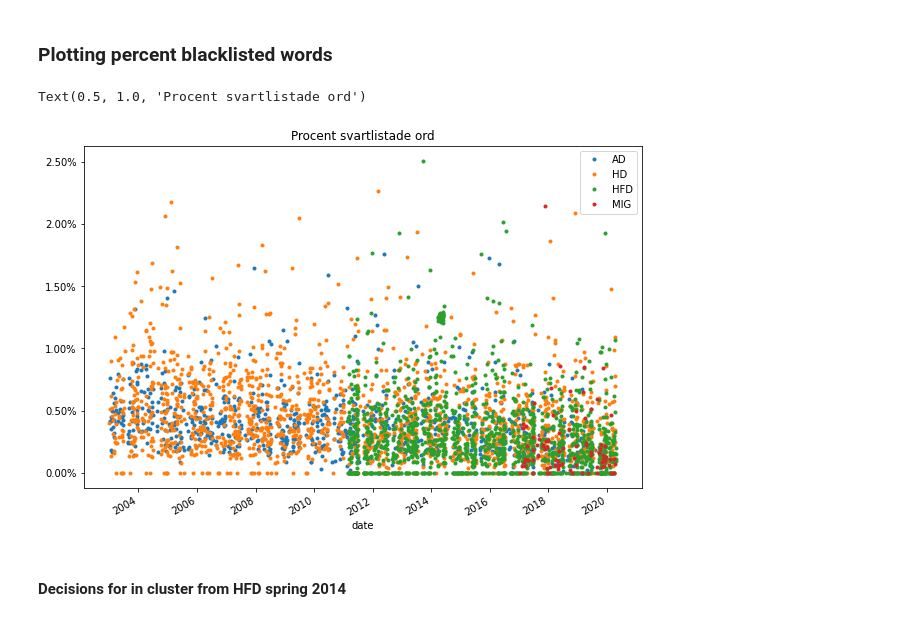
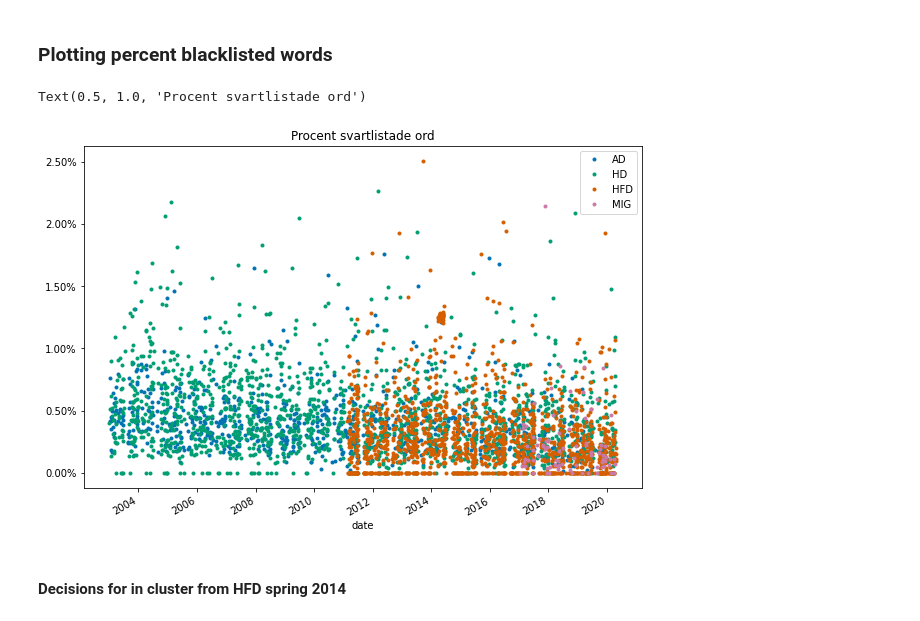
Before and after one commit to karvla/lawlingo, a Jupyter notebook: lawlingo.ipynb, the cells around one changed output. Cells and saved outputs as stored; diff of their text form; code cells hidden in the pictures.

```diff
--- a/lawlingo.ipynb
+++ b/lawlingo.ipynb
@@ -285,15 +285,16 @@ Control  0.026%
 # %%
 import matplotlib.ticker as mtick
 import mpld3
 mpld3.disable_notebook() # Enable for zoom
+plt.style.use('seaborn-colorblind')
 
 ax = df.groupby(['type'])['illegal_ratio'].plot(style='o', ms=3, figsize=(10,7))
 ax[0].yaxis.set_major_formatter(mtick.PercentFormatter(xmax=1.0))
 ax[0].legend()
 ax[0].set_title("Procent svartlistade ord")
 # %% [output]
 Text(0.5, 1.0, 'Procent svartlistade ord')
-[figure, old version]
+[figure, new version]
 # %% [markdown]
 #### Decisions for in cluster from HFD spring 2014
 # %%
```
Also changed, not shown: parts of 6 cells of this notebook.
